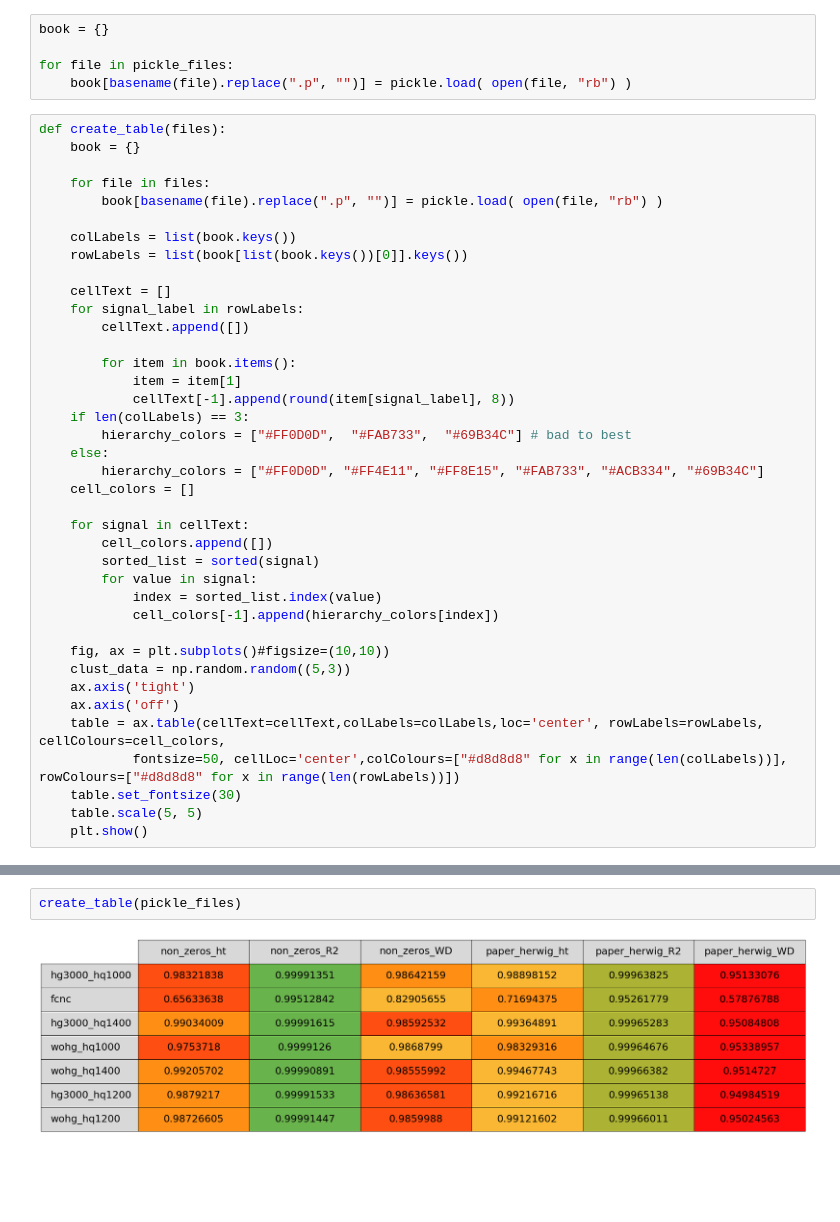
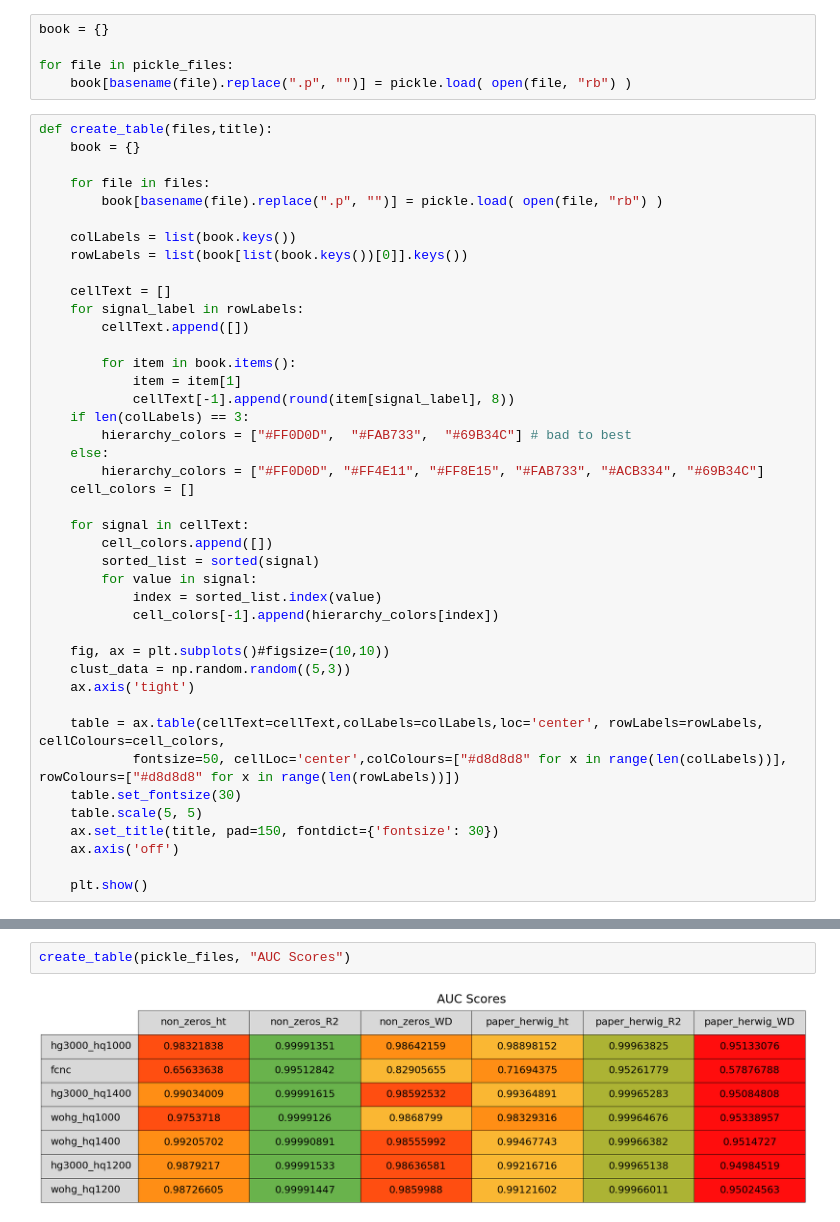
Before and after one commit to mcpeixoto/LIP-Internship-2, a Jupyter notebook: generate_tables/generate_tables.ipynb, the cells around one changed output, grey strips where cells are left out. Saved outputs shown, nothing was run; the diff lists cells and outputs as text; blank space fills up the shorter version.

Commit message:
Added title of a table as argument

```diff
--- a/generate_tables/generate_tables.ipynb
+++ b/generate_tables/generate_tables.ipynb
@@ -22,7 +22,7 @@ book = {}
 for file in pickle_files:
     book[basename(file).replace(".p", "")] = pickle.load( open(file, "rb") )
 # %%
-def create_table(files):
+def create_table(files,title):
     book = {}
 
     for file in files:
@@ -54,9 +54,12 @@ def create_table(files):
     fig, ax = plt.subplots()#figsize=(10,10))
     clust_data = np.random.random((5,3))
     ax.axis('tight')
-    ax.axis('off')
+
     table = ax.table(cellText=cellText,colLabels=colLabels,loc='center', rowLabels=rowLabels, cellColours=cell_colors,
             fontsize=50, cellLoc='center',colColours=["#d8d8d8" for x in range(len(colLabels))], rowColours=["#d8d8d8" for x in range(len(rowLabels))])
     table.set_fontsize(30)
     table.scale(5, 5)
+    ax.set_title(title, pad=150, fontdict={'fontsize': 30})
+    ax.axis('off')
+
     plt.show()
@@ -71,4 +66,4 @@ create_table([x for x in pickle_files if "paper" in x])
 # %%
-create_table(pickle_files)
+create_table(pickle_files, "AUC Scores")
 # %% [output]
-[figure, old version]
+[figure, new version]
```
Also changed, not shown: parts of 2 cells of this notebook.
